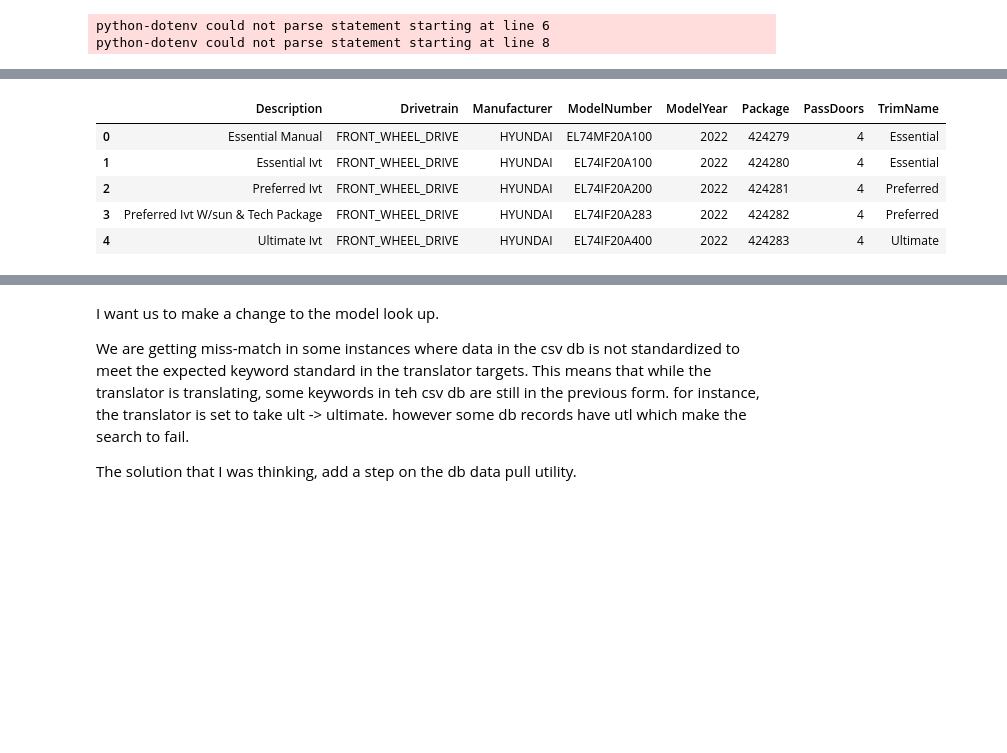
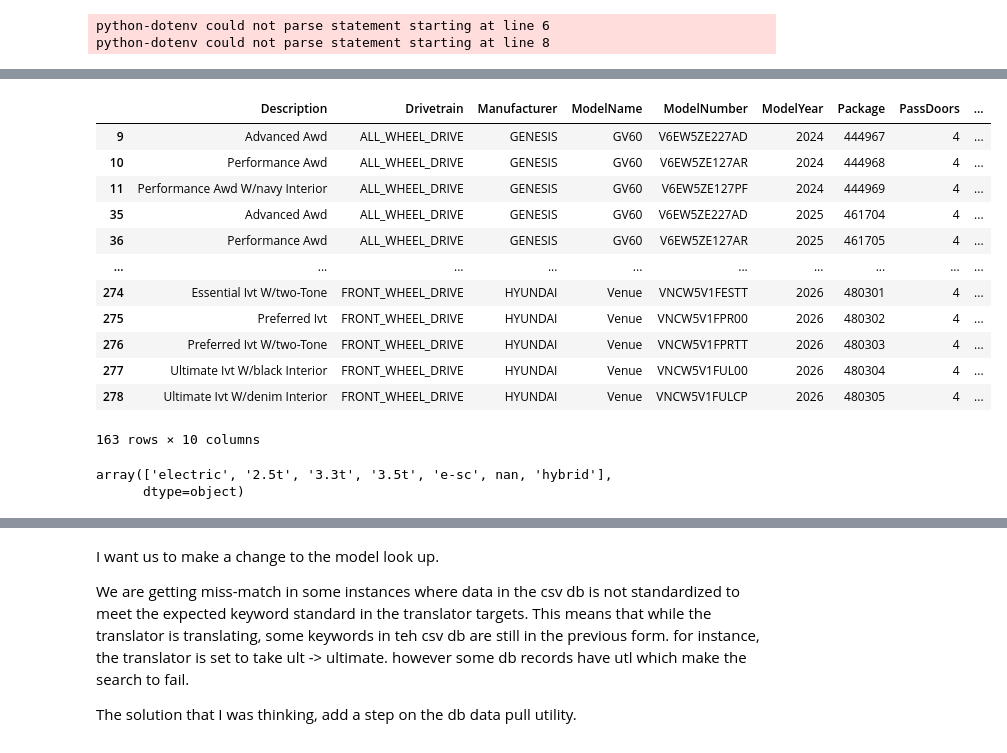
Before and after one commit to MeliPax/OEM_Accessories_v1, a Jupyter notebook: accy_v2/model_lookup/veh_model_service.ipynb, the cells around one changed output, grey strips where cells are left out. Saved outputs shown, nothing was run; the diff lists cells and outputs as text; code cells hidden in the pictures; blank space fills up the shorter version.

```diff
--- a/accy_v2/model_lookup/veh_model_service.ipynb
+++ b/accy_v2/model_lookup/veh_model_service.ipynb
@@ -47,12 +69,26 @@ model_number_db = pd.read_csv("db/db_vehicle_models.csv")
 # %%
-model_number_db.head()
+
+model_number_db[model_number_db["engine_type"].isnull()]
 # %% [output]
-|  | Description | Drivetrain | Manufacturer | ModelNumber | ModelYear | Package | PassDoors | TrimName |
-| 0 | Essential Manual | FRONT_WHEEL_DRIVE | HYUNDAI | EL74MF20A100 | 2022 | 424279 | 4 | Essential |
-| 1 | Essential Ivt | FRONT_WHEEL_DRIVE | HYUNDAI | EL74IF20A100 | 2022 | 424280 | 4 | Essential |
-| 2 | Preferred Ivt | FRONT_WHEEL_DRIVE | HYUNDAI | EL74IF20A200 | 2022 | 424281 | 4 | Preferred |
-| 3 | Preferred Ivt W/sun & Tech Package | FRONT_WHEEL_DRIVE | HYUNDAI | EL74IF20A283 | 2022 | 424282 | 4 | Preferred |
-| 4 | Ultimate Ivt | FRONT_WHEEL_DRIVE | HYUNDAI | EL74IF20A400 | 2022 | 424283 | 4 | Ultimate |
+|  | Description | Drivetrain | Manufacturer | ModelName | ModelNumber | ModelYear | Package | PassDoors | ... |
+| 9 | Advanced Awd | ALL_WHEEL_DRIVE | GENESIS | GV60 | V6EW5ZE227AD | 2024 | 444967 | 4 | ... |
+| 10 | Performance Awd | ALL_WHEEL_DRIVE | GENESIS | GV60 | V6EW5ZE127AR | 2024 | 444968 | 4 | ... |
+| 11 | Performance Awd W/navy Interior | ALL_WHEEL_DRIVE | GENESIS | GV60 | V6EW5ZE127PF | 2024 | 444969 | 4 | ... |
+| 35 | Advanced Awd | ALL_WHEEL_DRIVE | GENESIS | GV60 | V6EW5ZE227AD | 2025 | 461704 | 4 | ... |
+| 36 | Performance Awd | ALL_WHEEL_DRIVE | GENESIS | GV60 | V6EW5ZE127AR | 2025 | 461705 | 4 | ... |
+| ... | ... | ... | ... | ... | ... | ... | ... | ... | ... |
+| 274 | Essential Ivt W/two-Tone | FRONT_WHEEL_DRIVE | HYUNDAI | Venue | VNCW5V1FESTT | 2026 | 480301 | 4 | ... |
+| 275 | Preferred Ivt | FRONT_WHEEL_DRIVE | HYUNDAI | Venue | VNCW5V1FPR00 | 2026 | 480302 | 4 | ... |
+| 276 | Preferred Ivt W/two-Tone | FRONT_WHEEL_DRIVE | HYUNDAI | Venue | VNCW5V1FPRTT | 2026 | 480303 | 4 | ... |
+| 277 | Ultimate Ivt W/black Interior | FRONT_WHEEL_DRIVE | HYUNDAI | Venue | VNCW5V1FUL00 | 2026 | 480304 | 4 | ... |
+| 278 | Ultimate Ivt W/denim Interior | FRONT_WHEEL_DRIVE | HYUNDAI | Venue | VNCW5V1FULCP | 2026 | 480305 | 4 | ... |
+163 rows × 10 columns
+# %%
+
+model_number_db["engine_type"].unique()
+# %% [output]
+array(['electric', '2.5t', '3.3t', '3.5t', 'e-sc', nan, 'hybrid'],
+      dtype=object)
 # %%
 make_df_genesis = model_number_db[model_number_db["Manufacturer"].str.contains("Genesis", case=False)]
 make_df_hyundai = model_number_db[model_number_db["Manufacturer"].str.contains("Hyundai", case=False)]
```
Also changed, not shown: parts of 13 cells of this notebook, 47 other files.
